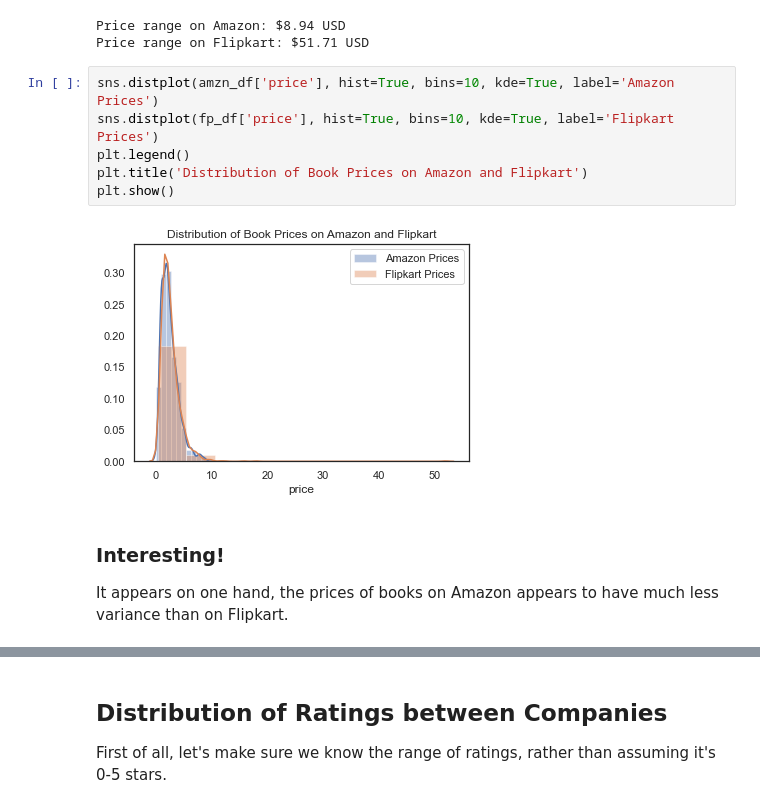
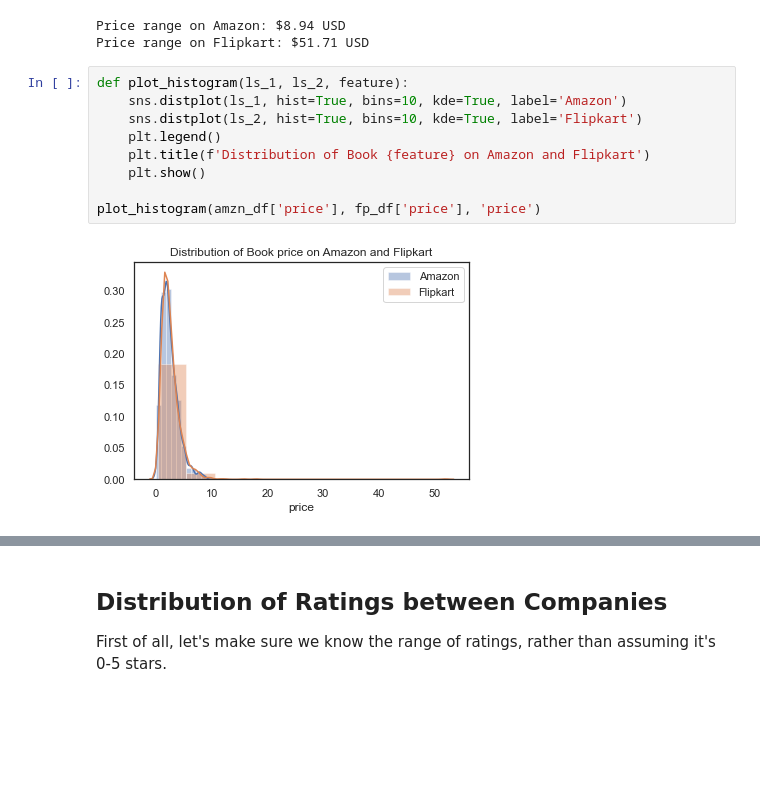
Before and after one commit to UPstartDeveloper/bookstore-classifier, a Jupyter notebook: classifications.ipynb, the cells around one changed output, grey strips where cells are left out. Drawn from its saved outputs; the diff is of its cells as text; blank space fills up the shorter version.

```diff
--- a/classifications.ipynb
+++ b/classifications.ipynb
@@ -332,13 +332,13 @@ print(f'Price range on Flipkart: ${fp_price_range} USD')
 Price range on Amazon: $8.94 USD
 Price range on Flipkart: $51.71 USD
 # %%
-sns.distplot(amzn_df['price'], hist=True, bins=10, kde=True, label='Amazon Prices')
-sns.distplot(fp_df['price'], hist=True, bins=10, kde=True, label='Flipkart Prices')
-plt.legend()
-plt.title('Distribution of Book Prices on Amazon and Flipkart')
-plt.show()
+def plot_histogram(ls_1, ls_2, feature):
+    sns.distplot(ls_1, hist=True, bins=10, kde=True, label='Amazon')
+    sns.distplot(ls_2, hist=True, bins=10, kde=True, label='Flipkart')
+    plt.legend()
+    plt.title(f'Distribution of Book {feature} on Amazon and Flipkart')
+    plt.show()
+
+plot_histogram(amzn_df['price'], fp_df['price'], 'price')
 # %% [output]
-[figure, old version]
+[figure, new version]
-# %% [markdown]
-### Interesting!
-It appears on one hand, the prices of books on Amazon appears to have much less variance than on Flipkart.
```
Also changed, not shown: parts of 14 cells of this notebook.
